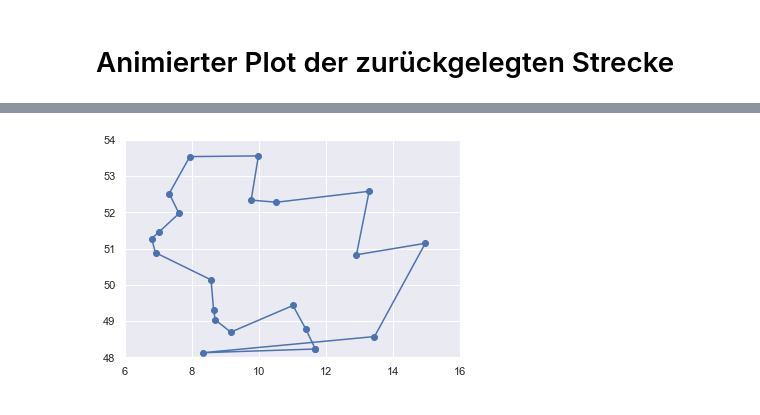
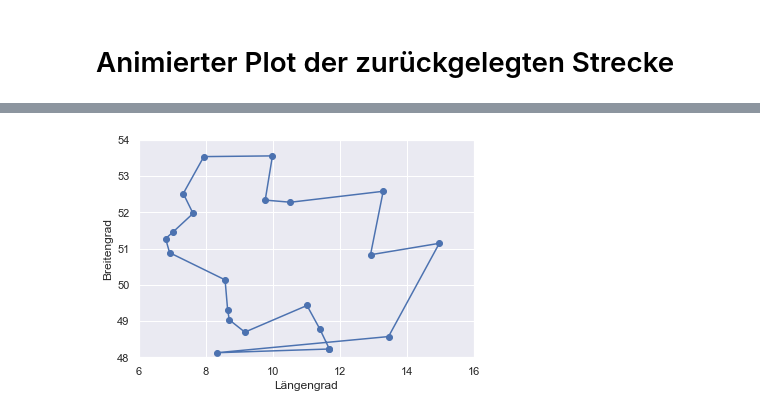
Before and after one commit to stelo-lg/challenge_TSP, a Jupyter notebook: auswertung_nn.ipynb, the cells around one changed output, grey strips where cells are left out. Cells and saved outputs as stored; diff of their text form; code cells hidden in the pictures.

```diff
--- a/auswertung_nn.ipynb
+++ b/auswertung_nn.ipynb
@@ -82,28 +82,30 @@ Zurückgelegte Strecke: 2743.83 Kilometer
 # %%
 # Figure für den Plot erzeugen
 fig, ax = plt.subplots()
 ax.set_xlim((6,16))
 ax.set_ylim((48,54))
+ax.set_xlabel("Längengrad")
+ax.set_ylabel("Breitengrad")
 
 line, = ax.plot([], [], "bo-")
 
 # Hintergrund für jeden Frame ploten mit der init-Funktion
 def init():
     line.set_data([], [])
     return (line,)
 
 # Animate function wird für jeden Frame aufgerufen und ein neuer Punkt hinzugefügt
 def animate(i):
     xdata = [p.x for p in tour[:i]]
     ydata = [p.y for p in tour[:i]]
     line.set_data(xdata, ydata)
     return (line,)
 
 # Animation aufrufen (blit=True means only re-draw the parts that have changed)
 anim = FuncAnimation(fig, animate, init_func=init, frames=23, interval=200, blit=True, repeat=False)
 
 #Ausgabe im Juypter Notebook mit HTML5
 HTML(anim.to_html5_video())
 # %% [output]
 [interactive output not drawn]
-[figure, old version]
+[figure, new version]
```
Also changed, not shown: 1 other file.
